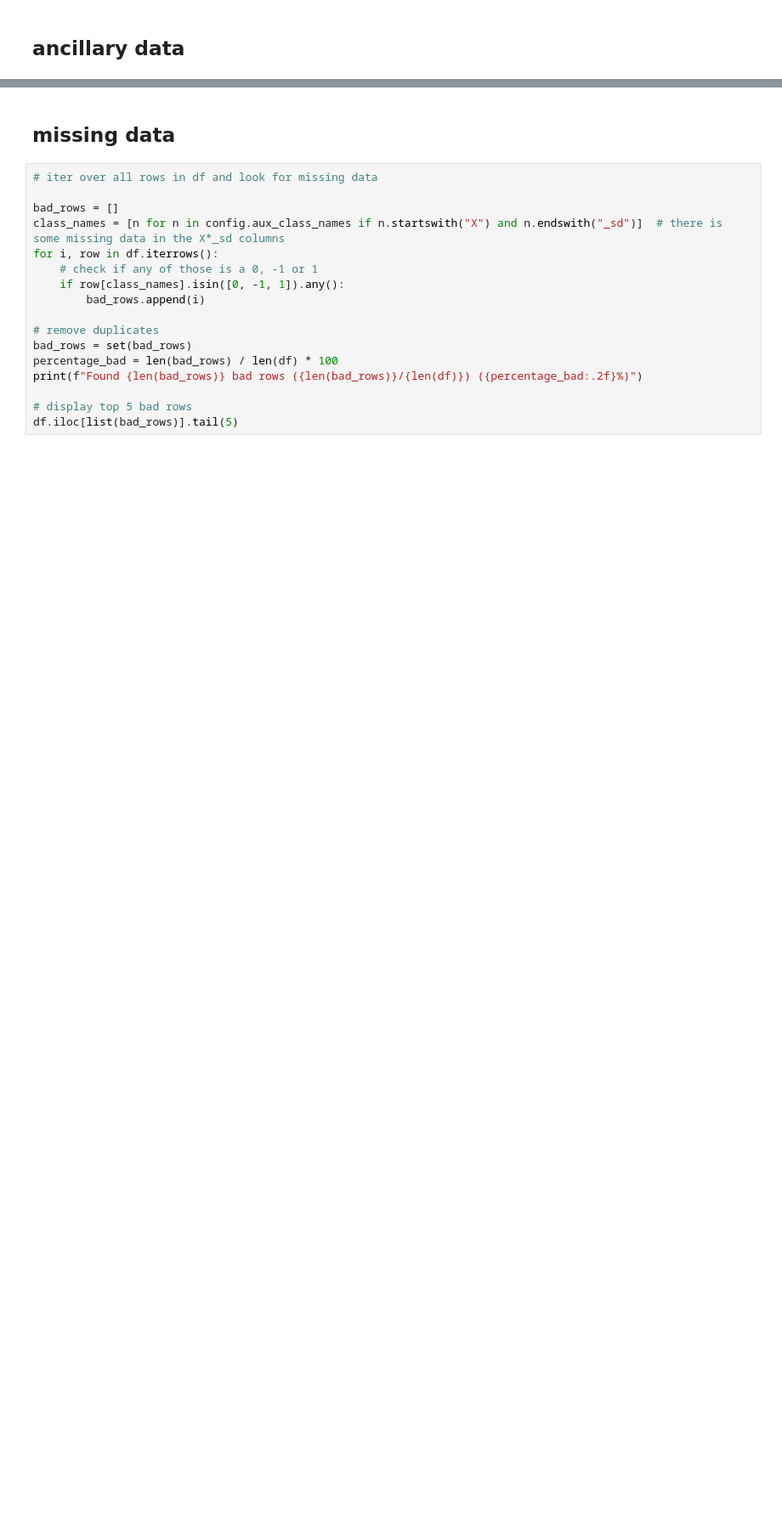
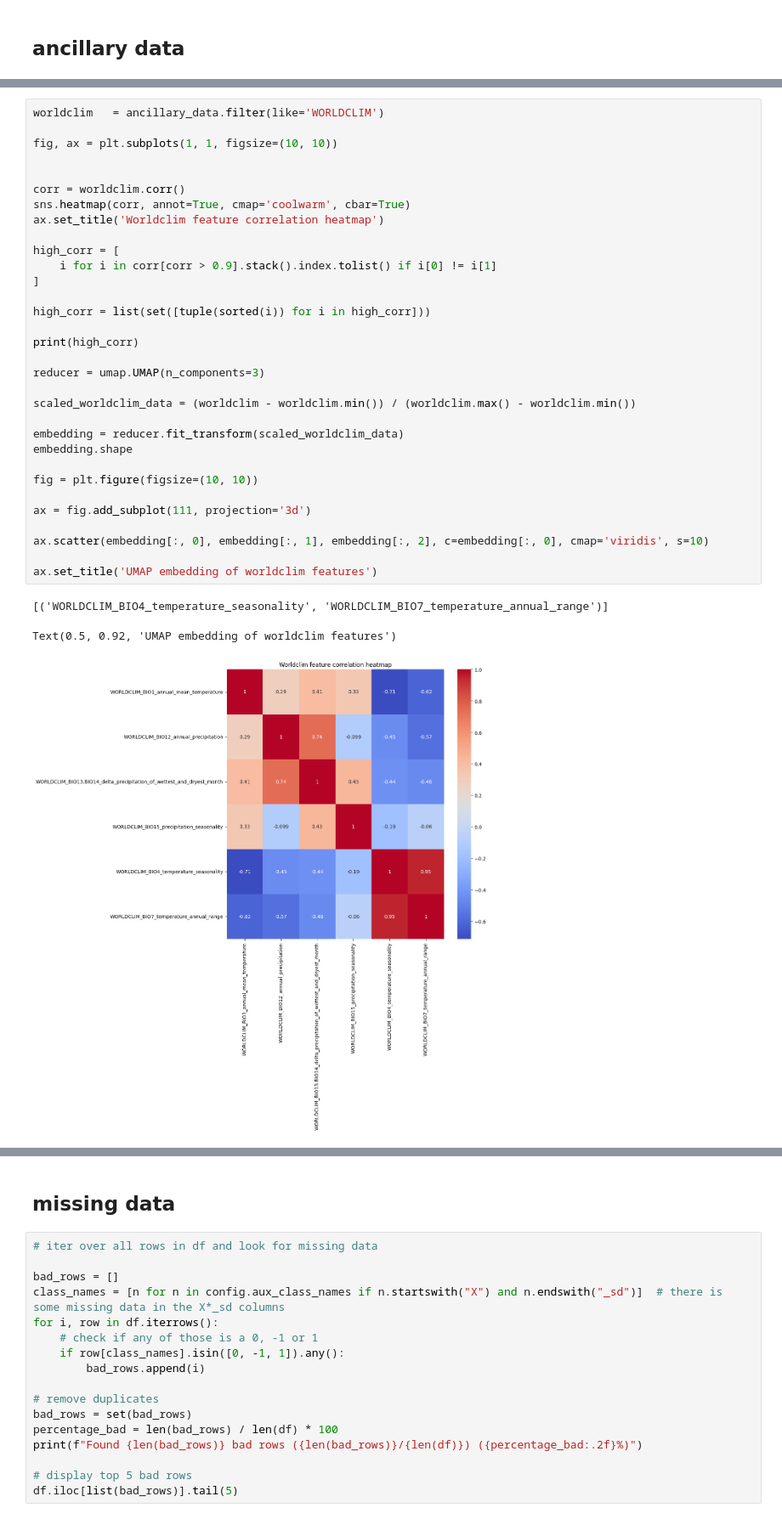
Before and after one commit to KaiErikNiermann/vu-ml-project, a Jupyter notebook: src/testing.ipynb, the cells around one changed output, grey strips where cells are left out. Shown at 85% size. Saved outputs shown, nothing was run; the diff lists cells and outputs as text; blank space fills up the shorter version.

```diff
--- a/src/testing.ipynb
+++ b/src/testing.ipynb
@@ -168,0 +183,36 @@ fig.tight_layout()
+# %%
+worldclim   = ancillary_data.filter(like='WORLDCLIM')
+
+fig, ax = plt.subplots(1, 1, figsize=(10, 10))
+
+
+corr = worldclim.corr()
+sns.heatmap(corr, annot=True, cmap='coolwarm', cbar=True)
+ax.set_title('Worldclim feature correlation heatmap')
+
+high_corr = [
+    i for i in corr[corr > 0.9].stack().index.tolist() if i[0] != i[1]
+]
+
+high_corr = list(set([tuple(sorted(i)) for i in high_corr]))
+
+print(high_corr)
+
+reducer = umap.UMAP(n_components=3)
+
+scaled_worldclim_data = (worldclim - worldclim.min()) / (worldclim.max() - worldclim.min())
+
+embedding = reducer.fit_transform(scaled_worldclim_data)
+embedding.shape
+
+fig = plt.figure(figsize=(10, 10))
+
+ax = fig.add_subplot(111, projection='3d')
+
+ax.scatter(embedding[:, 0], embedding[:, 1], embedding[:, 2], c=embedding[:, 0], cmap='viridis', s=10)
+
+ax.set_title('UMAP embedding of worldclim features')
+# %% [output]
+[('WORLDCLIM_BIO4_temperature_seasonality', 'WORLDCLIM_BIO7_temperature_annual_range')]
+Text(0.5, 0.92, 'UMAP embedding of worldclim features')
+[figure, added]
```
Also changed, not shown: parts of 13 cells of this notebook, 1 other file.
